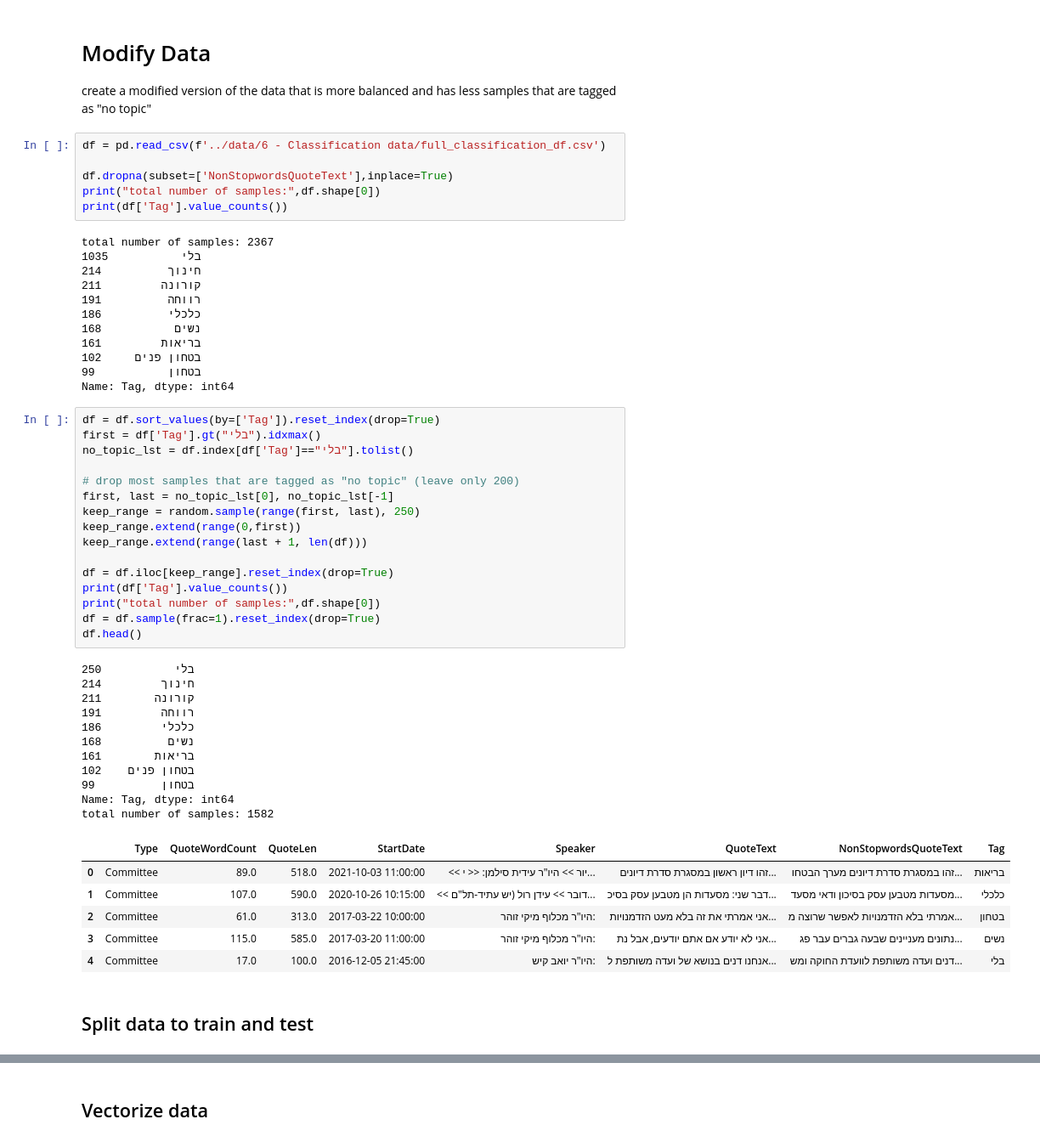
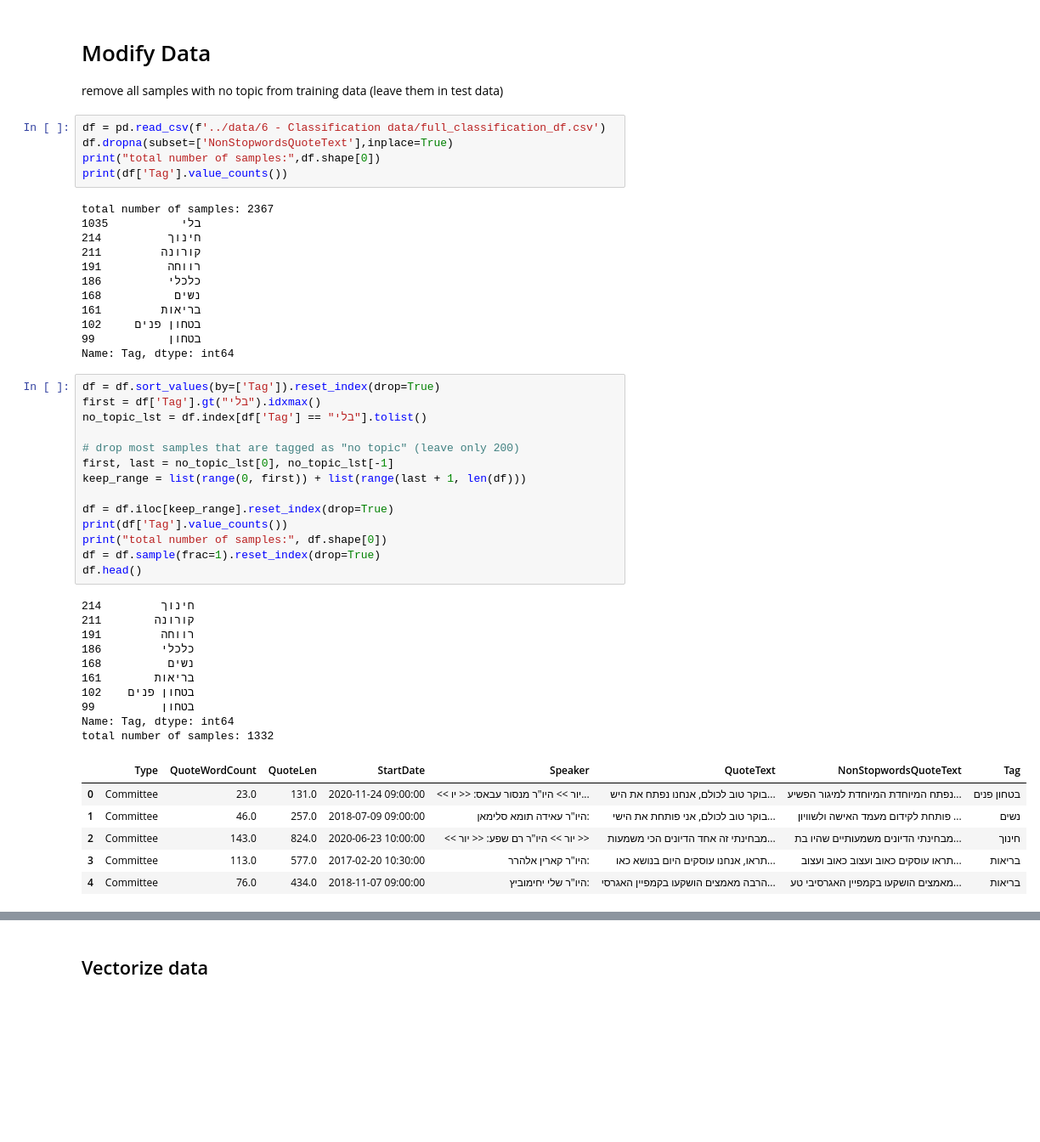
Before and after one commit to NitzanBarzilay/KnessetTopicClassification, a Jupyter notebook: notebooks/6 - Topic classification phase 3.ipynb, the cells around one changed output, grey strips where cells are left out. Shown at 85% size. Cells and saved outputs as stored; diff of their text form; blank space fills up the shorter version.

```diff
--- a/notebooks/6 - Topic classification phase 3.ipynb
+++ b/notebooks/6 - Topic classification phase 3.ipynb
@@ -9,12 +9,11 @@ from sklearn import svm
 import matplotlib.pyplot as plt
 import random
 plt.style.use('dark_background')
-# %% [markdown]
-# Modify Data
-create a modified version of the data that is more balanced and has less samples that are tagged as "no topic"
+# %% [markdown]
+# Modify Data
+remove all samples with no topic from training data (leave them in test data)
 # %%
 df = pd.read_csv(f'../data/6 - Classification data/full_classification_df.csv')
-
 df.dropna(subset=['NonStopwordsQuoteText'],inplace=True)
 print("total number of samples:",df.shape[0])
 print(df['Tag'].value_counts())
@@ -33,37 +32,32 @@ Name: Tag, dtype: int64
 # %%
 df = df.sort_values(by=['Tag']).reset_index(drop=True)
 first = df['Tag'].gt("בלי").idxmax()
-no_topic_lst = df.index[df['Tag']=="בלי"].tolist()
+no_topic_lst = df.index[df['Tag'] == "בלי"].tolist()
 
 # drop most samples that are tagged as "no topic" (leave only 200)
 first, last = no_topic_lst[0], no_topic_lst[-1]
-keep_range = random.sample(range(first, last), 250)
-keep_range.extend(range(0,first))
-keep_range.extend(range(last + 1, len(df)))
+keep_range = list(range(0, first)) + list(range(last + 1, len(df)))
 
 df = df.iloc[keep_range].reset_index(drop=True)
 print(df['Tag'].value_counts())
-print("total number of samples:",df.shape[0])
+print("total number of samples:", df.shape[0])
 df = df.sample(frac=1).reset_index(drop=True)
 df.head()
 # %% [output]
-בלי           250
 חינוך         214
 קורונה        211
 רווחה         191
 כלכלי         186
 נשים          168
 בריאות        161
 בטחון פנים    102
 בטחון          99
 Name: Tag, dtype: int64
-total number of samples: 1582
+total number of samples: 1332
 |  | Type | QuoteWordCount | QuoteLen | StartDate | Speaker | QuoteText | NonStopwordsQuoteText | Tag |
-| 0 | Committee | 89.0 | 518.0 | 2021-10-03 11:00:00 | << יור >> היו"ר עידית סילמן: << י... | זהו דיון ראשון במסגרת סדרת דיונים... | זהו במסגרת סדרת דיונים מערך הבטחו... | בריאות |
-| 1 | Committee | 107.0 | 590.0 | 2020-10-26 10:15:00 | << דובר >> עידן רול (יש עתיד-תל"ם... | דבר שני: מסעדות הן מטבען עסק בסיכ... | מסעדות מטבען עסק בסיכון ודאי מסעד... | כלכלי |
-| 2 | Committee | 61.0 | 313.0 | 2017-03-22 10:00:00 | היו"ר מכלוף מיקי זוהר: | אני אמרתי את זה בלא מעט הזדמנויות... | אמרתי בלא הזדמנויות לאפשר שרוצה מ... | בטחון |
-| 3 | Committee | 115.0 | 585.0 | 2017-03-20 11:00:00 | היו"ר מכלוף מיקי זוהר: | אני לא יודע אם אתם יודעים, אבל נת... | נתונים מעניינים שבעה גברים עבר פג... | נשים |
-| 4 | Committee | 17.0 | 100.0 | 2016-12-05 21:45:00 | היו"ר יואב קיש: | אנחנו דנים בנושא של ועדה משותפת ל... | דנים ועדה משותפת לוועדת החוקה ומש... | בלי |
+| 0 | Committee | 23.0 | 131.0 | 2020-11-24 09:00:00 | << יור >> היו"ר מנסור עבאס: << יו... | בוקר טוב לכולם, אנחנו נפתח את היש... | נפתח המיוחדת המיוחדת למיגור הפשיע... | בטחון פנים |
+| 1 | Committee | 46.0 | 257.0 | 2018-07-09 09:00:00 | היו"ר עאידה תומא סלימאן: | בוקר טוב לכולם, אני פותחת את הישי... | פותחת לקידום מעמד האישה ולשוויון ... | נשים |
+| 2 | Committee | 143.0 | 824.0 | 2020-06-23 10:00:00 | << יור >> היו"ר רם שפע: << יור >> | מבחינתי זה אחד הדיונים הכי משמעות... | מבחינתי הדיונים משמעותיים שהיו בת... | חינוך |
+| 3 | Committee | 113.0 | 577.0 | 2017-02-20 10:30:00 | היו"ר קארין אלהרר: | תראו, אנחנו עוסקים היום בנושא כאו... | תראו עוסקים כאוב ועצוב כאוב ועצוב... | בריאות |
+| 4 | Committee | 76.0 | 434.0 | 2018-11-07 09:00:00 | היו"ר שלי יחימוביץ: | הרבה מאמצים הושקעו בקמפיין האגרסי... | מאמצים הושקעו בקמפיין האגרסיבי טע... | בריאות |
-# %% [markdown]
-## Split data to train and test
 # %%
```
Also changed, not shown: parts of 41 cells of this notebook, 35 other files.
